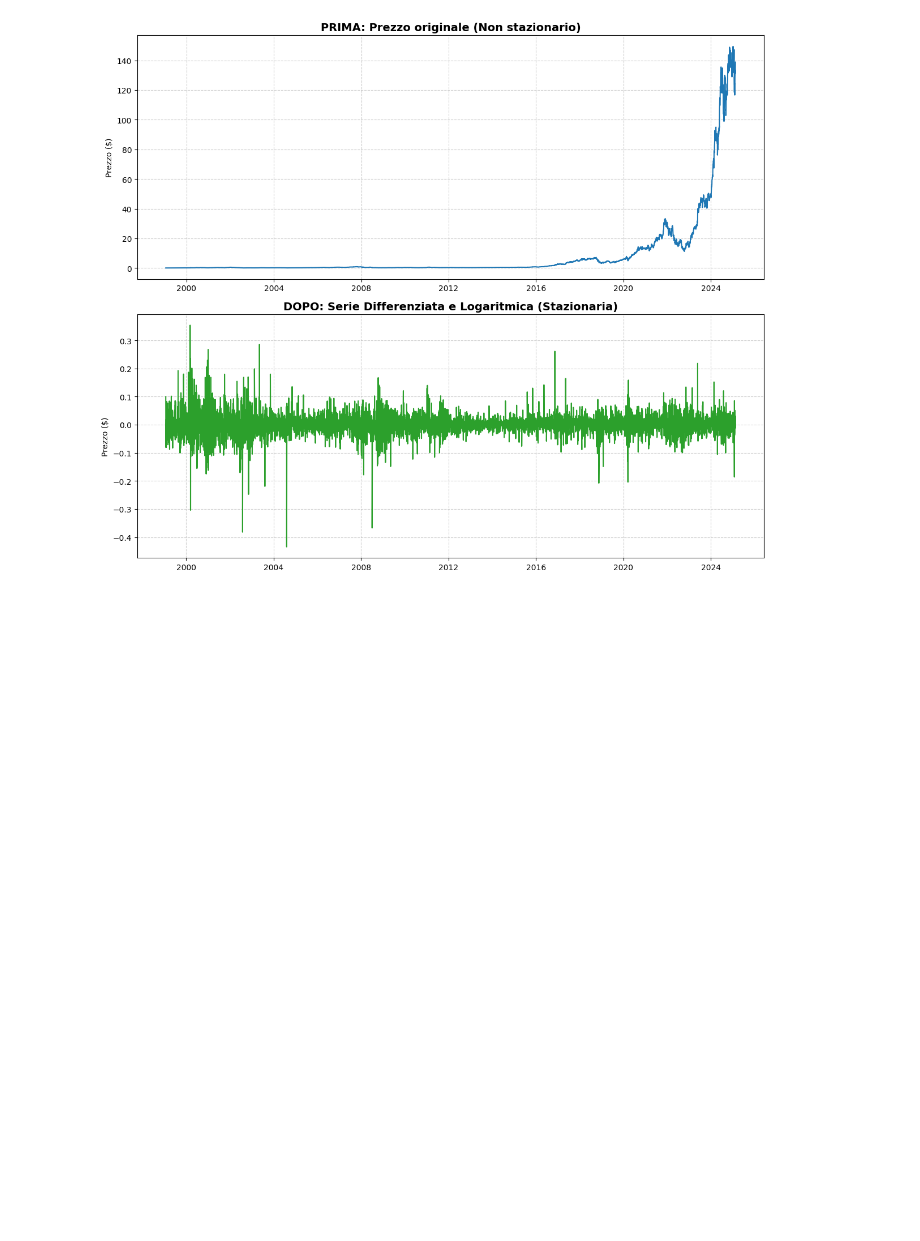
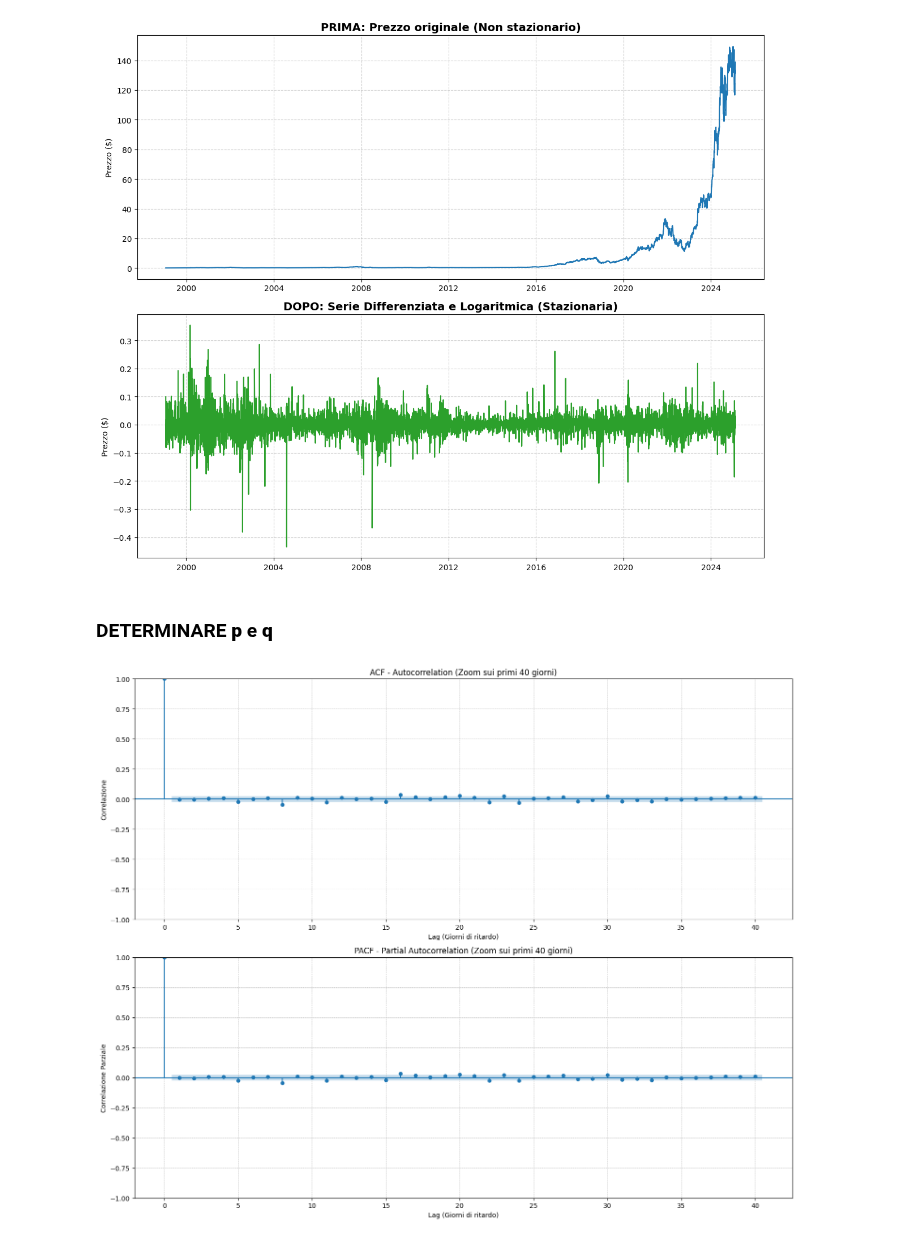
Before and after one commit to grannico/Progetti_DataScience_25-26, a Jupyter notebook: forecasting.ipynb, the cells around one changed output. Drawn from its saved outputs; the diff is of its cells as text; code cells hidden in the pictures; blank space fills up the shorter version.

```diff
--- a/forecasting.ipynb
+++ b/forecasting.ipynb
@@ -198,3 +198,26 @@ plt.tight_layout()
 plt.show()
 # %% [output]
 [figure]
+# %% [markdown]
+### DETERMINARE **p** e **q**
+# %%
+# Impostiamo una figura molto più grande e alta
+fig, (ax1, ax2) = plt.subplots(2, 1, figsize=(15, 12))
+
+# 1. ACF (Autocorrelation) -> Per trovare q
+# Limitiamo i lags a 20 per vedere bene i dettagli
+plot_acf(ts_diff, ax=ax1, lags=40, title="ACF - Autocorrelation (Zoom sui primi 40 giorni)")
+ax1.grid(True, which='both', linestyle='--', linewidth=0.5)
+ax1.set_ylabel('Correlazione')
+ax1.set_xlabel('Lag (Giorni di ritardo)')
+
+# 2. PACF (Partial Autocorrelation) -> Per trovare p
+plot_pacf(ts_diff, ax=ax2, lags=40, title="PACF - Partial Autocorrelation (Zoom sui primi 40 giorni)")
+ax2.grid(True, which='both', linestyle='--', linewidth=0.5)
+ax2.set_ylabel('Correlazione Parziale')
+ax2.set_xlabel('Lag (Giorni di ritardo)')
+
+plt.tight_layout()
+plt.show()
+# %% [output]
+[figure, added]
```
Also changed, not shown: parts of 13 cells of this notebook, 4 other files.
